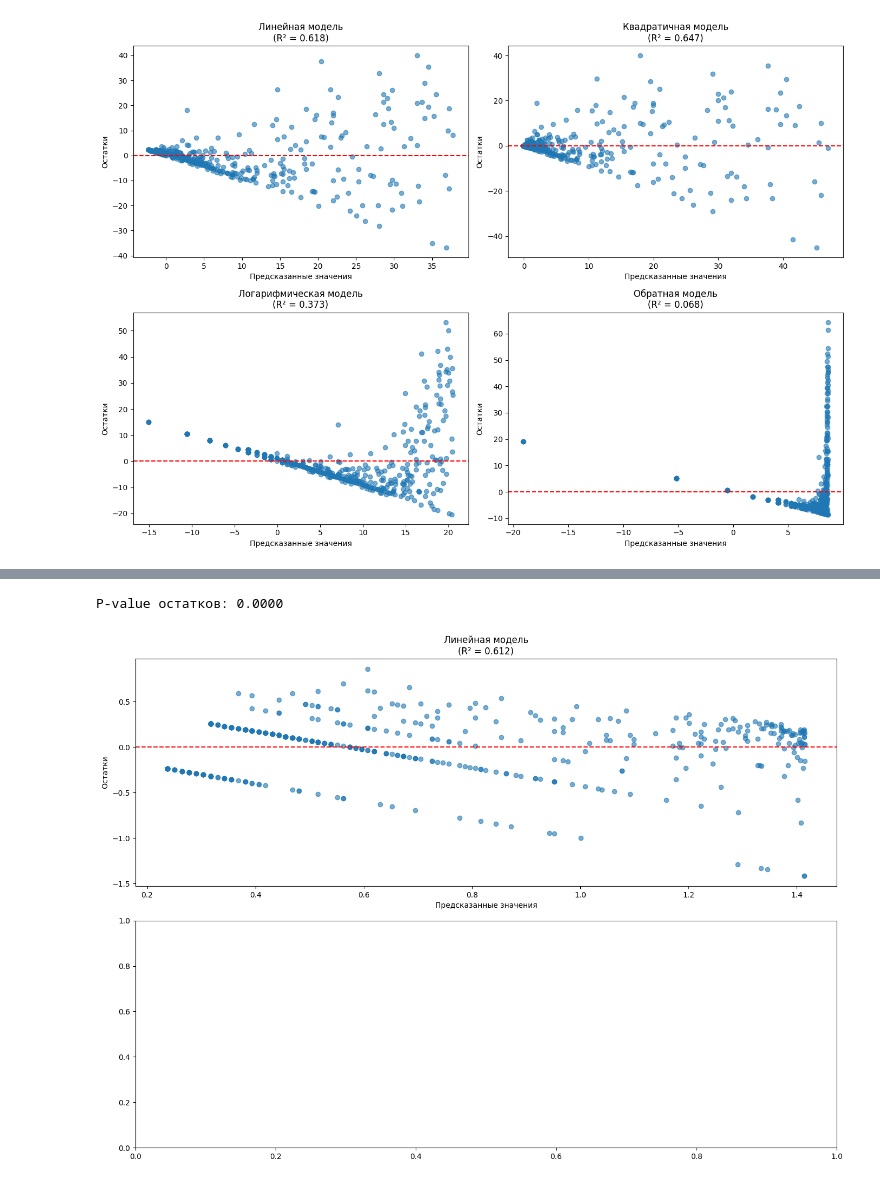
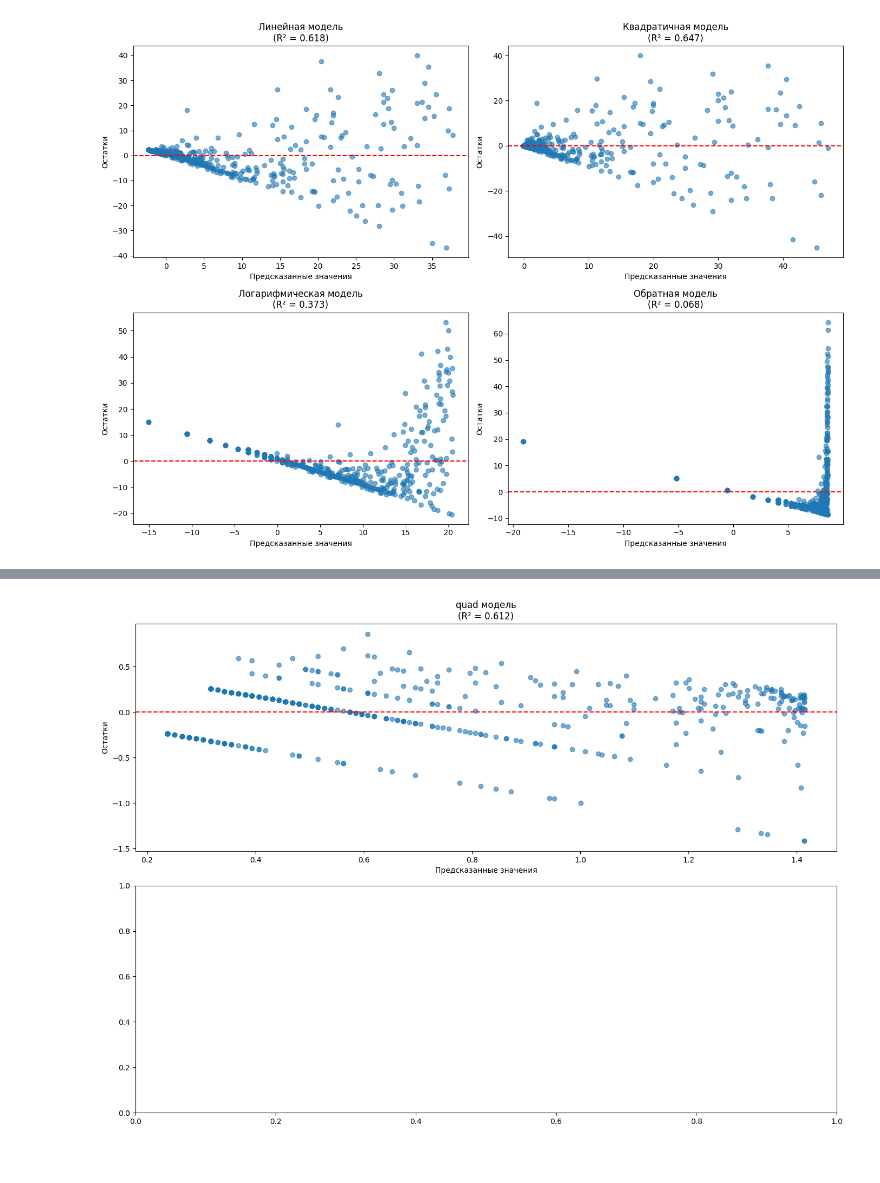
Before and after one commit to DaniilPominov/data_science, a Jupyter notebook: src/project/Задание_Анализ цифрового следа.ipynb, the cells around one changed output, grey strips where cells are left out. Saved outputs shown, nothing was run; the diff lists cells and outputs as text; code cells hidden in the pictures.

```diff
--- a/src/project/Задание_Анализ цифрового следа.ipynb
+++ b/src/project/Задание_Анализ цифрового следа.ipynb
@@ -124,8 +121,8 @@ outliers_mask = (agg_df['total_views'] > threshold_views)
 agg_df = agg_df[~outliers_mask].copy()
 # %%
-# Пример: 3 интервала по квантилям
-agg_df['active_group'] = pd.qcut(agg_df['total_active'], q=4, duplicates='drop')
-agg_df['views_group']  = pd.qcut(agg_df['total_views'],  q=4, duplicates='drop')
+# интервал по квантилям
+agg_df['active_group'] = pd.qcut(agg_df['total_active'], q=2, duplicates='raise')
+agg_df['views_group']  = pd.qcut(agg_df['total_views'],  q=2, duplicates='raise')
 contingency_table = pd.crosstab(agg_df['active_group'], agg_df['views_group'])
 contingency_table
 # %% [output]
@@ -433,18 +398,15 @@ strong multicollinearity or other numerical problems.
 # %%
 residuals = model_bc_quad.resid
-_, p_residuals = shapiro(residuals)
-print(f"P-value остатков: {p_residuals:.4f}")
 fig, axes = plt.subplots(2, 1, figsize=(14, 10))
 axes = axes.ravel()
 y_pred_bc = model_bc_quad.fittedvalues
 resid_lin = model_bc_quad.resid
 axes[0].scatter(y_pred_bc, residuals, alpha=0.6)
 axes[0].axhline(0, color='red', linestyle='--')
 axes[0].set_xlabel('Предсказанные значения')
 axes[0].set_ylabel('Остатки')
-axes[0].set_title('Линейная модель\n(R² = {:.3f})'.format(model_bc_quad.rsquared))
+axes[0].set_title('quad модель\n(R² = {:.3f})'.format(model_bc_quad.rsquared))
 plt.tight_layout()
 plt.show()
 # %% [output]
-P-value остатков: 0.0000
-[figure, old version]
+[figure, new version]
```
Also changed, not shown: parts of 14 cells of this notebook.
